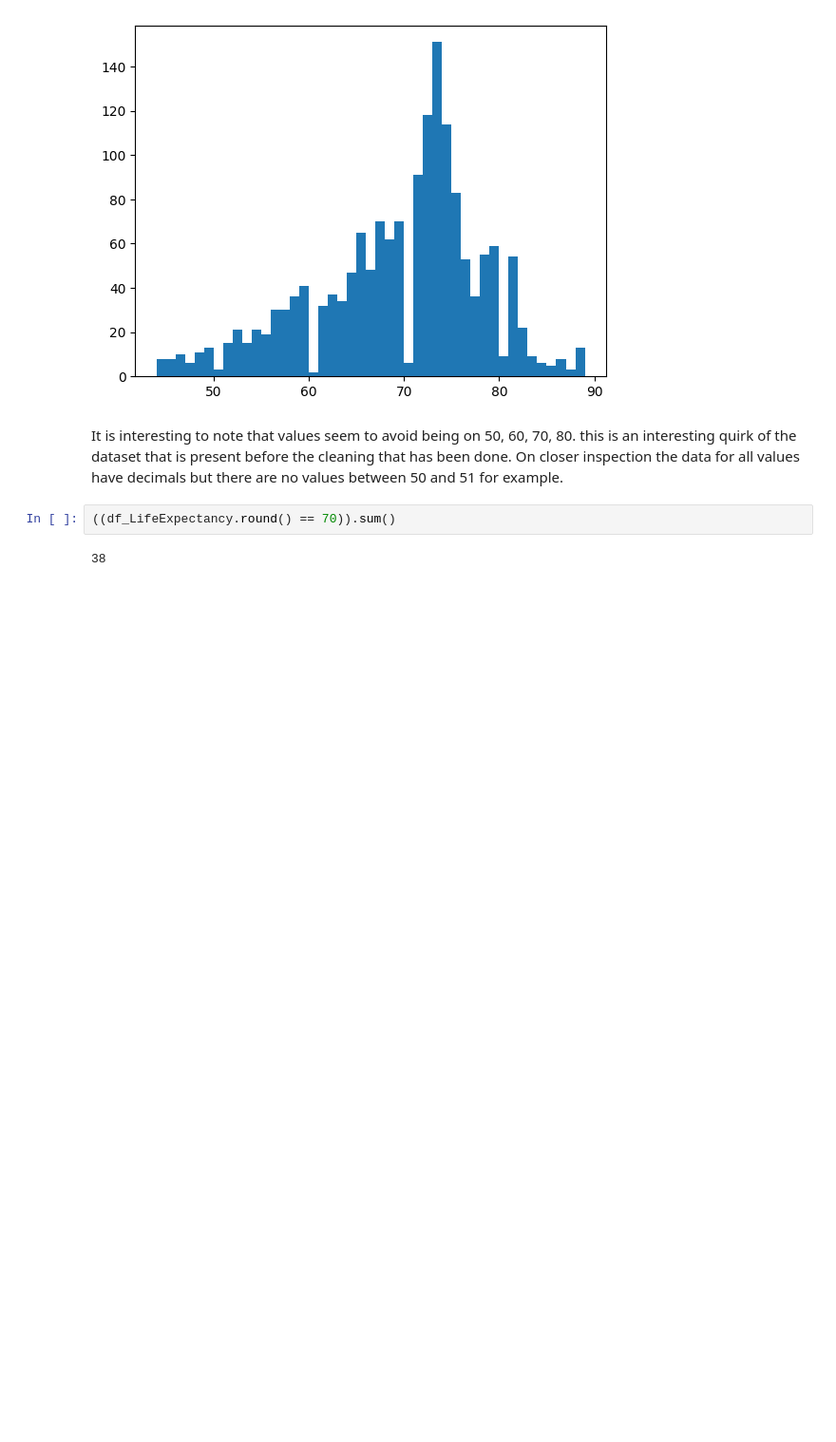
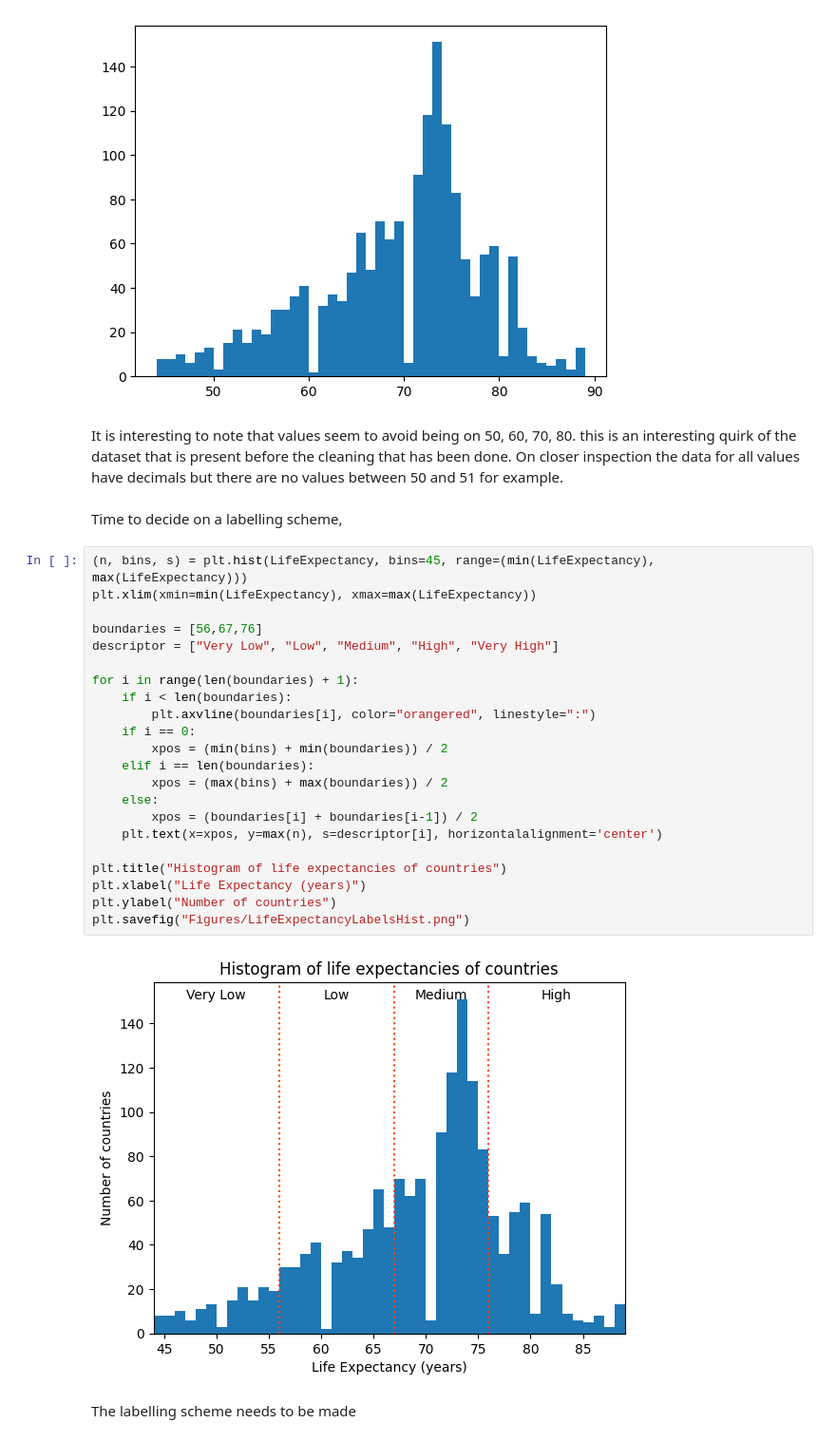
Before and after one commit to JoeOliverEvans/NHANES_PCA, a Jupyter notebook: main.ipynb, the cells around one changed output. Shown at 95% size. Drawn from its saved outputs; the diff is of its cells as text; blank space fills up the shorter version.

Commit message:
Done labelling of points in a scatter. Created boundaries for labelling.

```diff
--- a/main.ipynb
+++ b/main.ipynb
@@ -152,7 +153,31 @@ plt.hist(LifeExpectancy, bins=45)
 # %% [markdown]
 It is interesting to note that values seem to avoid being on 50, 60, 70, 80. this is an interesting quirk of the dataset that is present before the cleaning that has been done.
 On closer inspection the data for all values have decimals but there are no values between 50 and 51 for example.
-# %%
-((df_LifeExpectancy.round() == 70)).sum()
-# %% [output]
-38
+# %% [markdown]
+Time to decide on a labelling scheme,
+# %%
+(n, bins, s) = plt.hist(LifeExpectancy, bins=45, range=(min(LifeExpectancy), max(LifeExpectancy)))
+plt.xlim(xmin=min(LifeExpectancy), xmax=max(LifeExpectancy))
+
+boundaries = [56,67,76]
+descriptor = ["Very Low", "Low", "Medium", "High", "Very High"]
+
+for i in range(len(boundaries) + 1):
+    if i < len(boundaries):
+        plt.axvline(boundaries[i], color="orangered", linestyle=":")
+    if i == 0:
+        xpos = (min(bins) + min(boundaries)) / 2
+    elif i == len(boundaries):
+        xpos = (max(bins) + max(boundaries)) / 2
+    else:
+        xpos = (boundaries[i] + boundaries[i-1]) / 2
+    plt.text(x=xpos, y=max(n), s=descriptor[i], horizontalalignment='center')
+
+plt.title("Histogram of life expectancies of countries")
+plt.xlabel("Life Expectancy (years)")
+plt.ylabel("Number of countries")
+plt.savefig("Figures/LifeExpectancyLabelsHist.png")
+# %% [output]
+[figure, added]
+# %% [markdown]
+The labelling scheme needs to be made
```
Also changed, not shown: parts of 6 cells of this notebook.
